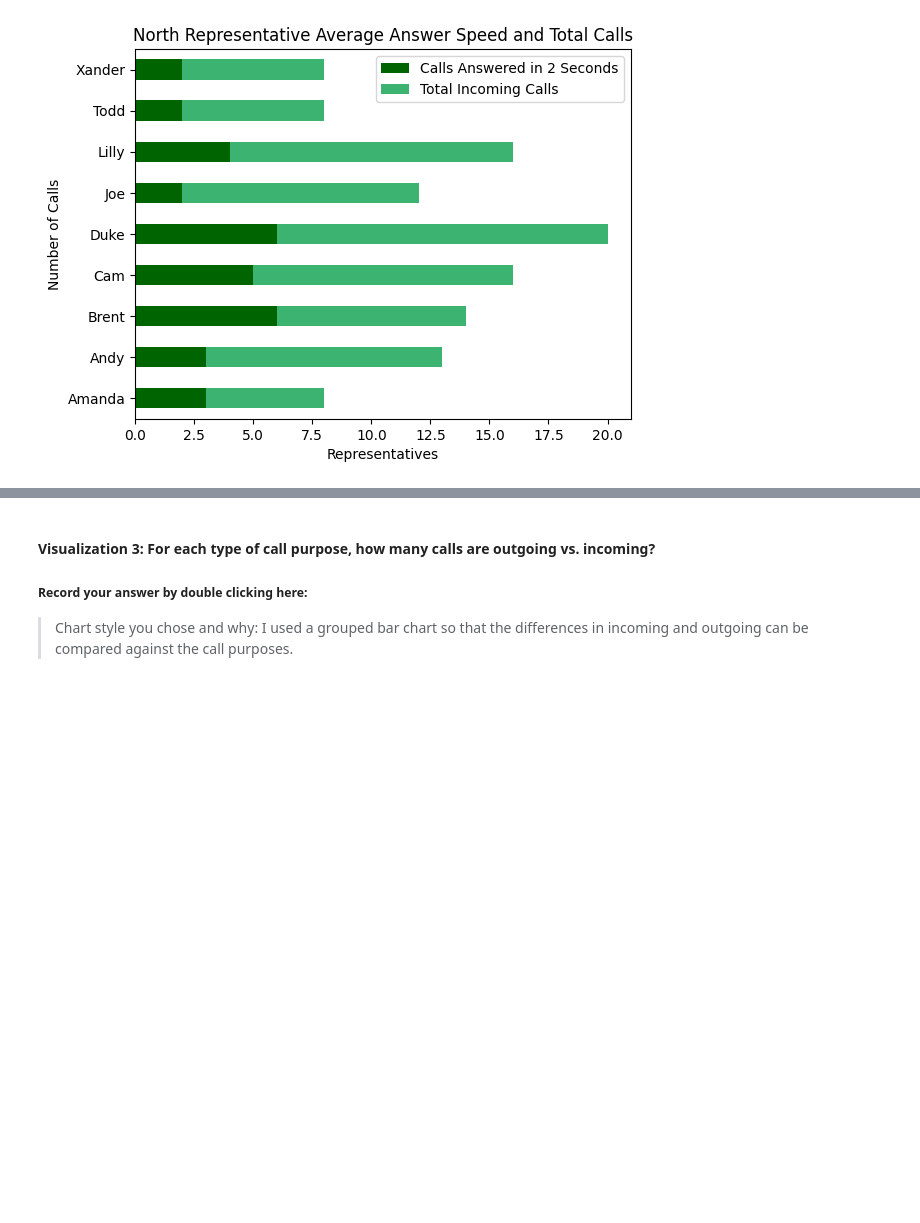
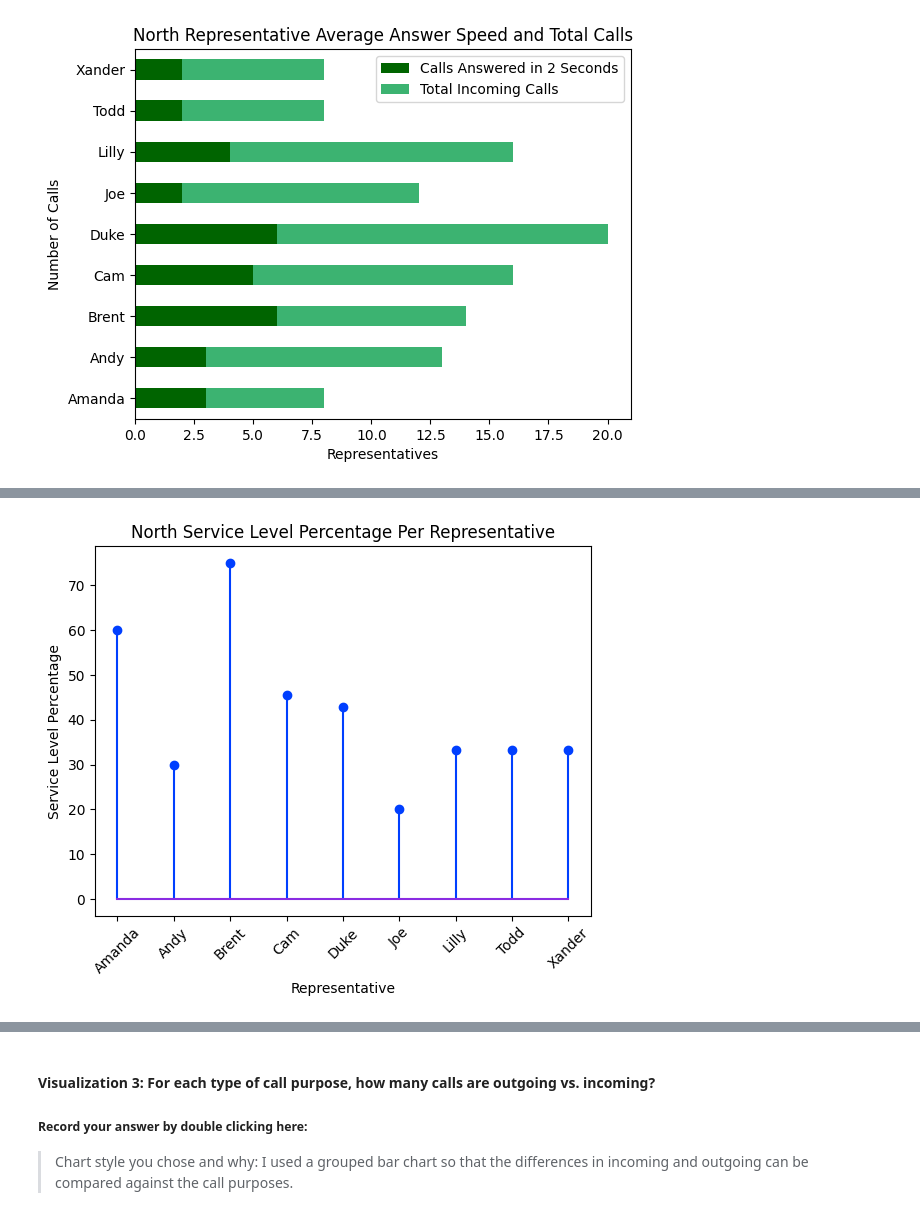
Before and after one commit to Kap19kp/Call_center_Assignment2, a Jupyter notebook: Call_Center_Cleanup.ipynb, the cells around one changed output, grey strips where cells are left out. Cells and saved outputs as stored; diff of their text form; code cells hidden in the pictures; blank space fills up the shorter version.

```diff
--- a/Call_Center_Cleanup.ipynb
+++ b/Call_Center_Cleanup.ipynb
@@ -800,0 +753,11 @@ plt.show()
+# %%
+#Chart for Table 3
+plt.stem(service_lvl.index, service_lvl['Service Level %'])
+plt.title('North Service Level Percentage Per Representative')
+plt.xticks(rotation=45)
+plt.xlabel('Representative')
+plt.ylabel('Service Level Percentage')
+plt.savefig('lollipop.png')
+plt.show()
+# %% [output]
+[figure, added]
```
Also changed, not shown: parts of 81 cells of this notebook, 3 other files.
